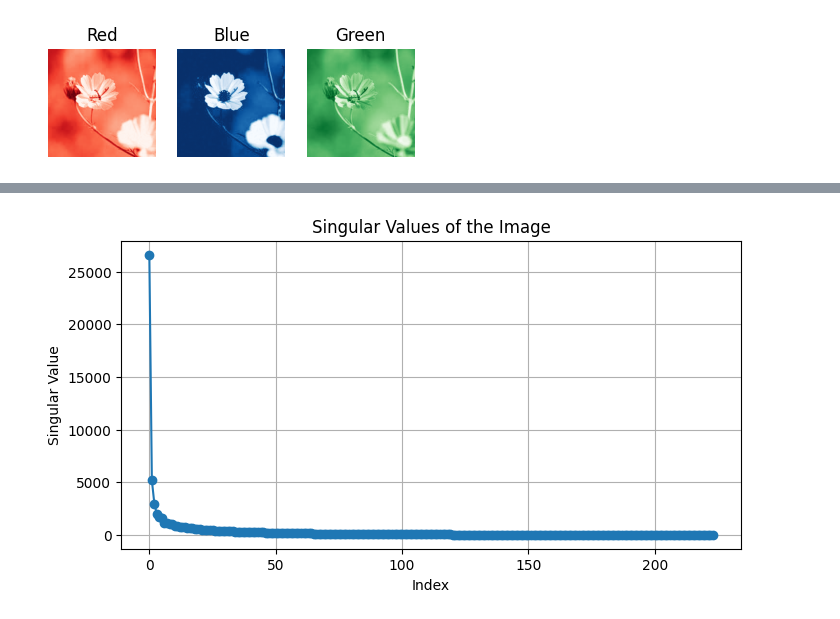
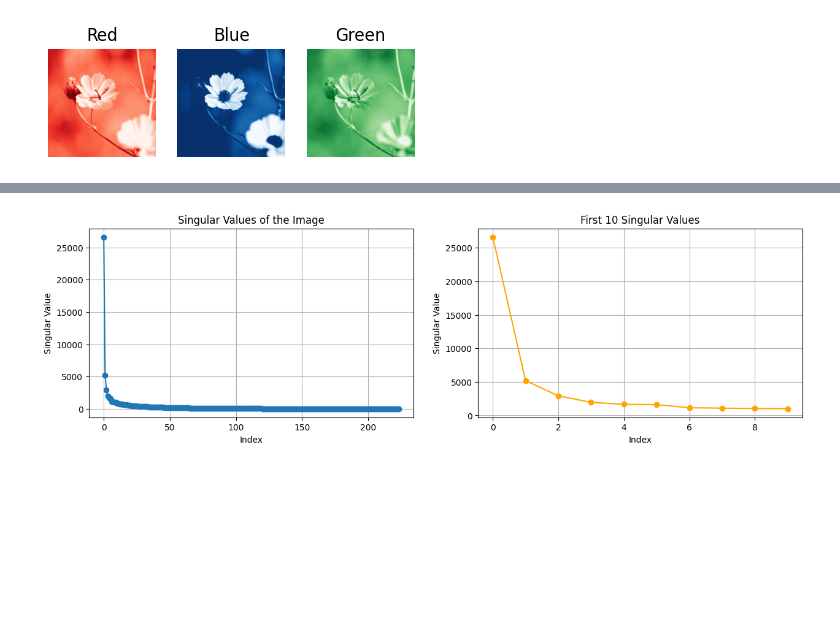
Before and after one commit to kmhswimgirl/svd_compression, a Jupyter notebook: svd_doc.ipynb, the cells around one changed output, grey strips where cells are left out. Saved outputs shown, nothing was run; the diff lists cells and outputs as text; code cells hidden in the pictures; blank space fills up the shorter version.

```diff
--- a/svd_doc.ipynb
+++ b/svd_doc.ipynb
@@ -113,13 +109,19 @@ Singular values of the image
 # %%
-plt.figure(figsize=(8,4))
-plt.subplot(S, marker='o')
+plt.figure(figsize=(15,4))
+plt.subplot(1, 2, 1)
+plt.plot(S, marker='o')
 plt.title("Singular Values of the Image")
 plt.xlabel("Index")
 plt.ylabel("Singular Value")
 plt.grid(True)
 
-plt.subplot(S, marker='o')
-plt.title("")
+plt.subplot(1,2,2)
+plt.plot(S[:10], marker='o', color='orange')
+plt.title("First 10 Singular Values")
+plt.xlabel("Index")
+plt.ylabel("Singular Value")
+plt.grid(True)
+
 plt.show()
 # %% [output]
-[figure, old version]
+[figure, new version]
```
Also changed, not shown: parts of 5 cells of this notebook, 1 other file.
